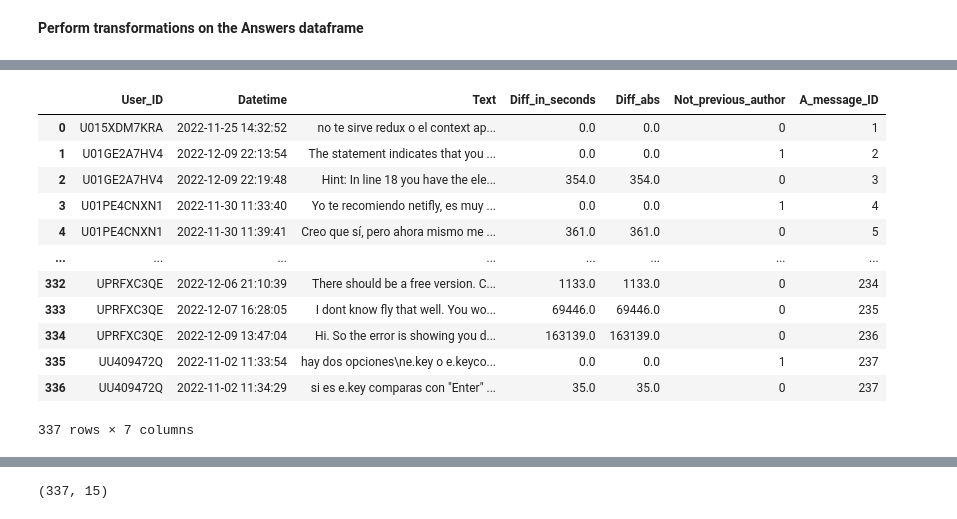
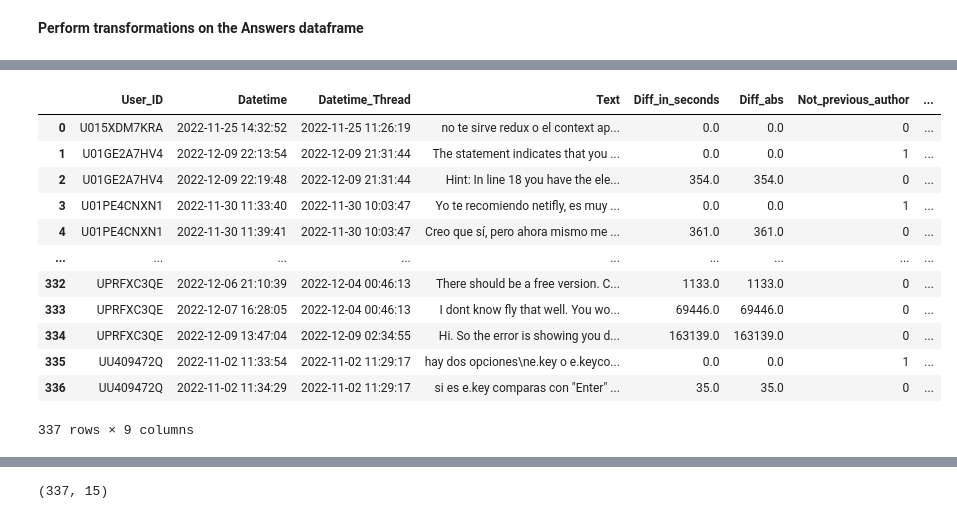
Before and after one commit to breatheco-de/dataflow-project-events, a Jupyter notebook: notebooks/cleaning_notebook.ipynb, the cells around one changed output, grey strips where cells are left out. Saved outputs shown, nothing was run; the diff lists cells and outputs as text; code cells hidden in the pictures.

```diff
--- a/notebooks/cleaning_notebook.ipynb
+++ b/notebooks/cleaning_notebook.ipynb
@@ -239,28 +239,35 @@ df_answers['Diff_in_seconds']=df_answers['Diff_in_seconds']/np.timedelta64(1,'s'
 df_answers['Diff_abs'] = df_answers['Diff_in_seconds'].abs()
 # %%
 df_answers['Not_previous_author'] = df_answers['User_ID'].ne(df_answers['User_ID'].shift().bfill()).astype(int)
+# %%
+df_answers['Diff_Thread'] = (df_answers.sort_values('Datetime_Thread').groupby('User_ID').Datetime_Thread.diff())
+# %%
+df_answers['Diff_Thread'] = df_answers['Diff_Thread'].fillna(pd.Timedelta(seconds=0))
+# %%
+df_answers['Diff_Thread'] = df_answers['Diff_Thread']/np.timedelta64(1,'s')
+# %%
+df_answers['Diff_Thread'] = df_answers['Diff_Thread'].abs().astype(int)
 # %%
-# Intentar arreglar esto
 def create_AnswerId(df):
-    for group in df.groupby(['User_ID']):
-        df['A_message_ID'] = df['Diff_abs'].gt(300).cumsum() + 1 + df['Not_previous_author'].cumsum()
+    for group in df.groupby('User_ID'):
+        df['A_message_ID'] = df['Diff_abs'].gt(300).cumsum() + 1 + df['Not_previous_author'].cumsum() + df['Diff_Thread']
     return df
 
 create_AnswerId(df_answers)
 # %% [output]
-|  | User_ID | Datetime | Text | Diff_in_seconds | Diff_abs | Not_previous_author | A_message_ID |
-| 0 | U015XDM7KRA | 2022-11-25 14:32:52 | no te sirve redux o el context ap... | 0.0 | 0.0 | 0 | 1 |
-| 1 | U01GE2A7HV4 | 2022-12-09 22:13:54 | The statement indicates that you ... | 0.0 | 0.0 | 1 | 2 |
-| 2 | U01GE2A7HV4 | 2022-12-09 22:19:48 | Hint: In line 18 you have the ele... | 354.0 | 354.0 | 0 | 3 |
-| 3 | U01PE4CNXN1 | 2022-11-30 11:33:40 | Yo te recomiendo netifly, es muy ... | 0.0 | 0.0 | 1 | 4 |
-| 4 | U01PE4CNXN1 | 2022-11-30 11:39:41 | Creo que sí, pero ahora mismo me ... | 361.0 | 361.0 | 0 | 5 |
-| ... | ... | ... | ... | ... | ... | ... | ... |
-| 332 | UPRFXC3QE | 2022-12-06 21:10:39 | There should be a free version. C... | 1133.0 | 1133.0 | 0 | 234 |
-| 333 | UPRFXC3QE | 2022-12-07 16:28:05 | I dont know fly that well. You wo... | 69446.0 | 69446.0 | 0 | 235 |
-| 334 | UPRFXC3QE | 2022-12-09 13:47:04 | Hi. So the error is showing you d... | 163139.0 | 163139.0 | 0 | 236 |
-| 335 | UU409472Q | 2022-11-02 11:33:54 | hay dos opciones\ne.key o e.keyco... | 0.0 | 0.0 | 1 | 237 |
-| 336 | UU409472Q | 2022-11-02 11:34:29 | si es e.key comparas con "Enter" ... | 35.0 | 35.0 | 0 | 237 |
+|  | User_ID | Datetime | Datetime_Thread | Text | Diff_in_seconds | Diff_abs | Not_previous_author | ... |
+| 0 | U015XDM7KRA | 2022-11-25 14:32:52 | 2022-11-25 11:26:19 | no te sirve redux o el context ap... | 0.0 | 0.0 | 0 | ... |
+| 1 | U01GE2A7HV4 | 2022-12-09 22:13:54 | 2022-12-09 21:31:44 | The statement indicates that you ... | 0.0 | 0.0 | 1 | ... |
+| 2 | U01GE2A7HV4 | 2022-12-09 22:19:48 | 2022-12-09 21:31:44 | Hint: In line 18 you have the ele... | 354.0 | 354.0 | 0 | ... |
+| 3 | U01PE4CNXN1 | 2022-11-30 11:33:40 | 2022-11-30 10:03:47 | Yo te recomiendo netifly, es muy ... | 0.0 | 0.0 | 1 | ... |
+| 4 | U01PE4CNXN1 | 2022-11-30 11:39:41 | 2022-11-30 10:03:47 | Creo que sí, pero ahora mismo me ... | 361.0 | 361.0 | 0 | ... |
+| ... | ... | ... | ... | ... | ... | ... | ... | ... |
+| 332 | UPRFXC3QE | 2022-12-06 21:10:39 | 2022-12-04 00:46:13 | There should be a free version. C... | 1133.0 | 1133.0 | 0 | ... |
+| 333 | UPRFXC3QE | 2022-12-07 16:28:05 | 2022-12-04 00:46:13 | I dont know fly that well. You wo... | 69446.0 | 69446.0 | 0 | ... |
+| 334 | UPRFXC3QE | 2022-12-09 13:47:04 | 2022-12-09 02:34:55 | Hi. So the error is showing you d... | 163139.0 | 163139.0 | 0 | ... |
+| 335 | UU409472Q | 2022-11-02 11:33:54 | 2022-11-02 11:29:17 | hay dos opciones\ne.key o e.keyco... | 0.0 | 0.0 | 1 | ... |
+| 336 | UU409472Q | 2022-11-02 11:34:29 | 2022-11-02 11:29:17 | si es e.key comparas con "Enter" ... | 35.0 | 35.0 | 0 | ... |
-337 rows × 7 columns
+337 rows × 9 columns
 # %%
 df_answers.shape
 # %% [output]
```
Also changed, not shown: parts of 14 cells of this notebook, 1 other file.
